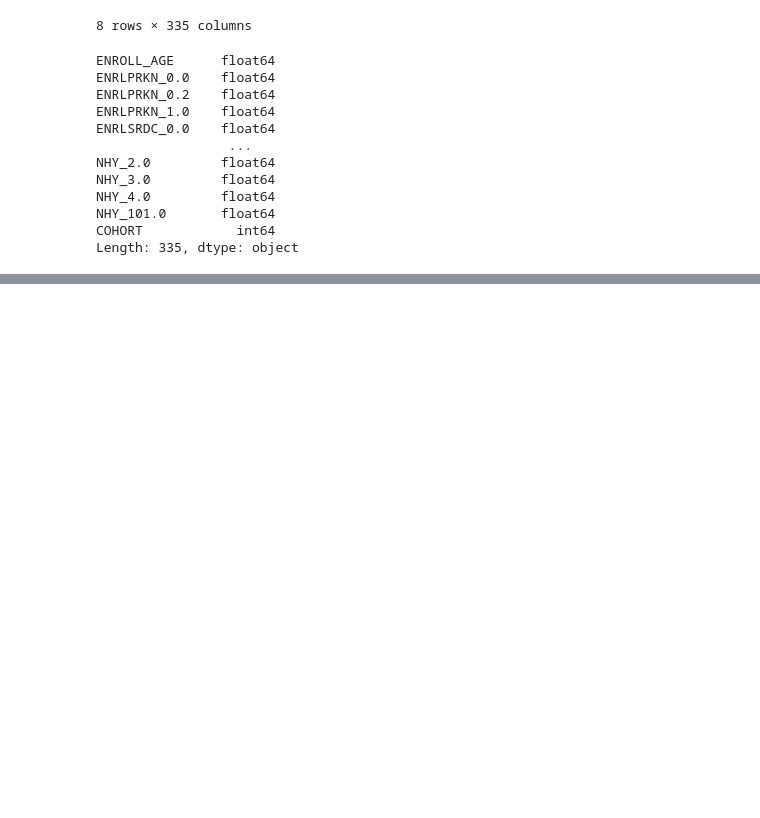
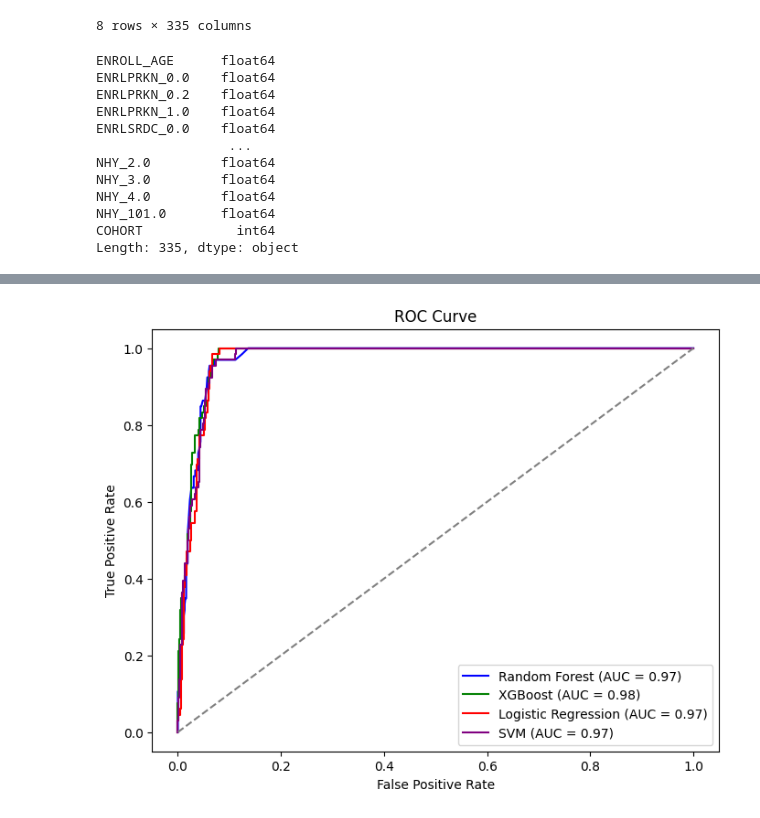
Before and after one commit to mrudulaacharya/Parkinson-s-Prediction, a Jupyter notebook: scripts/Model_training.ipynb, the cells around one changed output, grey strips where cells are left out. Saved outputs shown, nothing was run; the diff lists cells and outputs as text; code cells hidden in the pictures; blank space fills up the shorter version.

Commit message:
Model_training_all

```diff
--- a/scripts/Model_training.ipynb
+++ b/scripts/Model_training.ipynb
@@ -148,0 +66,92 @@ weighted avg       0.92      0.92      0.92       748
+# %%
+import numpy as np
+import matplotlib.pyplot as plt
+from sklearn.metrics import f1_score, roc_curve, auc, classification_report
+from sklearn.model_selection import train_test_split
+from sklearn.ensemble import RandomForestClassifier
+from sklearn.linear_model import LogisticRegression
+from sklearn.svm import SVC
+import xgboost as xgb
+from sklearn.preprocessing import LabelEncoder
+from sklearn.preprocessing import StandardScaler
+
+# Label encode the target variable
+y = LabelEncoder().fit_transform(y)
+
+# Split data into train/test
+X_train, X_test, y_train, y_test = train_test_split(X, y, test_size=0.2, random_state=42)
+
+# Initialize models
+rf_model = RandomForestClassifier(n_estimators=100, random_state=42)
+xgb_model = xgb.XGBClassifier( eval_metric='mlogloss', random_state=42)
+logreg_model = LogisticRegression(random_state=42,max_iter= 500)
+svm_model = SVC(probability=True, random_state=42)
+
+# Train models
+rf_model.fit(X_train, y_train)
+xgb_model.fit(X_train, y_train)
+logreg_model.fit(X_train, y_train)
+svm_model.fit(X_train, y_train)
+
+# Predict on test data
+rf_pred = rf_model.predict(X_test)
+xgb_pred = xgb_model.predict(X_test)
+logreg_pred = logreg_model.predict(X_test)
+svm_pred = svm_model.predict(X_test)
+
+# F1 Score
+rf_f1 = f1_score(y_test, rf_pred, average='weighted')
+xgb_f1 = f1_score(y_test, xgb_pred, average='weighted')
+logreg_f1 = f1_score(y_test, logreg_pred, average='weighted')
+svm_f1 = f1_score(y_test, svm_pred, average='weighted')
+
+# ROC Curve and AUC
+rf_fpr, rf_tpr, _ = roc_curve(y_test, rf_model.predict_proba(X_test)[:,1], pos_label=1)
+xgb_fpr, xgb_tpr, _ = roc_curve(y_test, xgb_model.predict_proba(X_test)[:,1], pos_label=1)
+logreg_fpr, logreg_tpr, _ = roc_curve(y_test, logreg_model.predict_proba(X_test)[:,1], pos_label=1)
+svm_fpr, svm_tpr, _ = roc_curve(y_test, svm_model.predict_proba(X_test)[:,1], pos_label=1)
+
+rf_auc = auc(rf_fpr, rf_tpr)
+xgb_auc = auc(xgb_fpr, xgb_tpr)
+logreg_auc = auc(logreg_fpr, logreg_tpr)
+svm_auc = auc(svm_fpr, svm_tpr)
+
+# Plot ROC Curve
+plt.figure(figsize=(8, 6))
+plt.plot(rf_fpr, rf_tpr, color='blue', label=f'Random Forest (AUC = {rf_auc:.2f})')
+plt.plot(xgb_fpr, xgb_tpr, color='green', label=f'XGBoost (AUC = {xgb_auc:.2f})')
+plt.plot(logreg_fpr, logreg_tpr, color='red', label=f'Logistic Regression (AUC = {logreg_auc:.2f})')
+plt.plot(svm_fpr, svm_tpr, color='purple', label=f'SVM (AUC = {svm_auc:.2f})')
+plt.plot([0, 1], [0, 1], color='gray', linestyle='--')  # Random classifier line
+plt.title('ROC Curve')
+plt.xlabel('False Positive Rate')
+plt.ylabel('True Positive Rate')
+plt.legend(loc='lower right')
+plt.show()
+
+# Output the metrics
+print(f"Random Forest F1 Score: {rf_f1:.4f}")
+print(f"XGBoost F1 Score: {xgb_f1:.4f}")
+print(f"Logistic Regression F1 Score: {logreg_f1:.4f}")
+print(f"SVM F1 Score: {svm_f1:.4f}")
+
+print(f"Random Forest AUC: {rf_auc:.4f}")
+print(f"XGBoost AUC: {xgb_auc:.4f}")
+print(f"Logistic Regression AUC: {logreg_auc:.4f}")
+print(f"SVM AUC: {svm_auc:.4f}")
+
+# Classification Report for each model
+# Set zero_division to 1 or 0 to avoid undefined metric warning
+print("\nRandom Forest Classification Report:")
+print(classification_report(y_test, rf_pred, zero_division=0))
+
+print("\nXGBoost Classification Report:")
+print(classification_report(y_test, xgb_pred, zero_division=0))
+
+print("\nLogistic Regression Classification Report:")
+print(classification_report(y_test, logreg_pred, zero_division=0))
+
+print("\nSVM Classification Report:")
+print(classification_report(y_test, svm_pred, zero_division=0))
+# %% [output]
+[figure, added]
```
Also changed, not shown: parts of 4 cells of this notebook.
